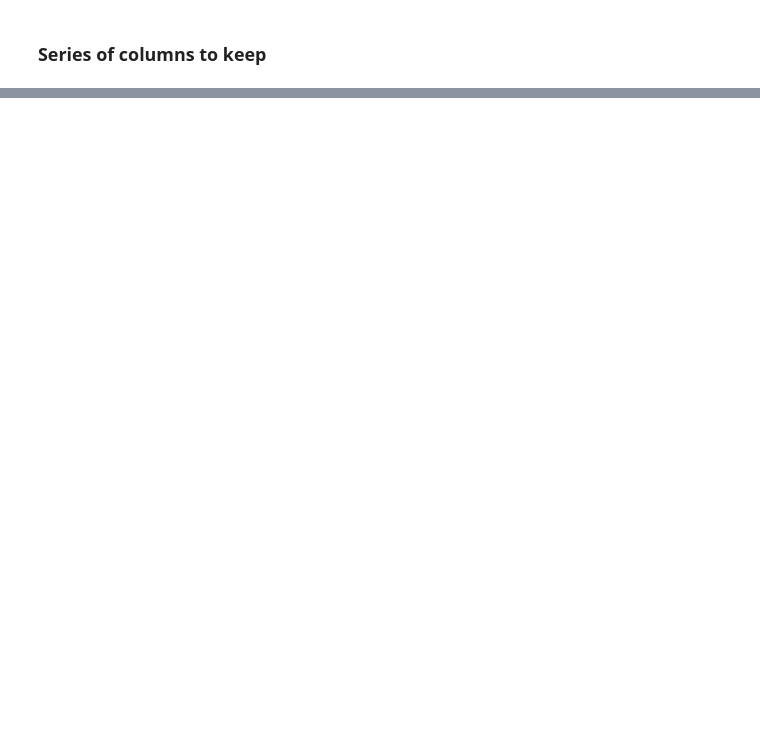
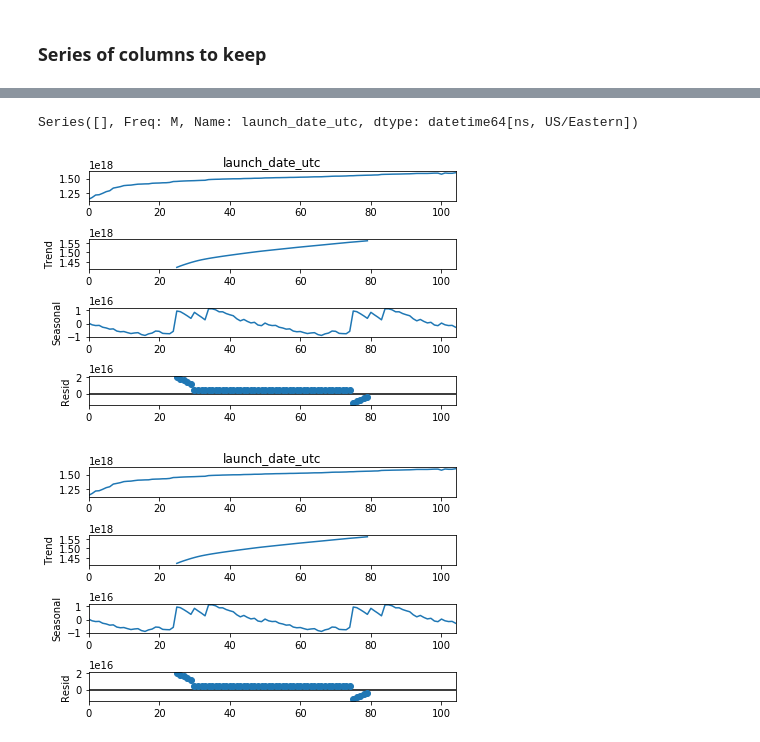
Before and after one commit to Binardino/SpaceX_launches, a Jupyter notebook: notebooks/SpaceX API_EDA.ipynb, the cells around one changed output, grey strips where cells are left out. Saved outputs shown, nothing was run; the diff lists cells and outputs as text; code cells hidden in the pictures; blank space fills up the shorter version.

Commit message:
testing seasonal functions

```diff
--- a/notebooks/SpaceX API_EDA.ipynb
+++ b/notebooks/SpaceX API_EDA.ipynb
@@ -574,0 +816,11 @@ launch
+# %%
+spacex_data['launch_date_utc'].asfreq(freq='m')
+# %% [output]
+Series([], Freq: M, Name: launch_date_utc, dtype: datetime64[ns, US/Eastern])
+# %%
+seasonality = sm.tsa.seasonal_decompose(spacex_data['launch_date_utc'], period=50)
+
+seasonality.plot()
+# %% [output]
+[figure, added]
+[figure, added]
```
Also changed, not shown: parts of 23 cells of this notebook, 1 other file.
